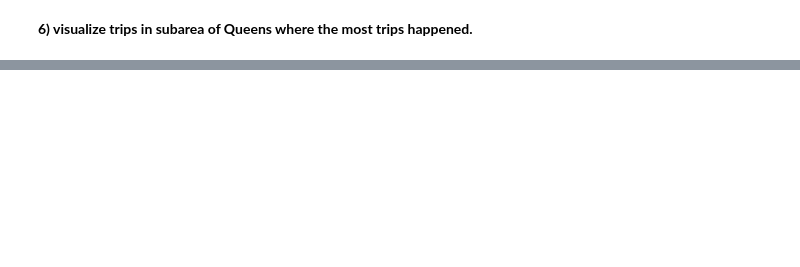
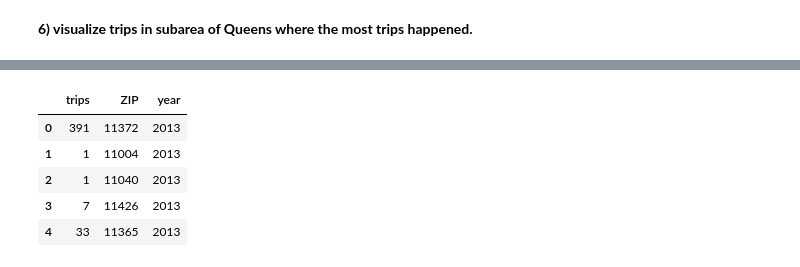
Before and after one commit to cjallow/DataScience-Project, a Jupyter notebook: EP_taxi_dataset_explore_queens-ver2_total_trip.ipynb, the cells around one changed output, grey strips where cells are left out. Saved outputs shown, nothing was run; the diff lists cells and outputs as text; code cells hidden in the pictures; blank space fills up the shorter version.

```diff
--- a/EP_taxi_dataset_explore_queens-ver2_total_trip.ipynb
+++ b/EP_taxi_dataset_explore_queens-ver2_total_trip.ipynb
@@ -461,9 +502,18 @@ max_trip.head()
 # %%
 # make a dataframe for pickup points per zip code in Queens
 QN_per_Zip_df13 = pd.DataFrame.from_dict(trip_per_zipcode13, orient='index')
 QN_per_Zip_df13.rename(columns={0: 'trips'}, inplace = True)
 QN_per_Zip_df13['ZIP'] = QN.postalCode.values
+QN_per_Zip_df13['year'] = 2013
 QN_per_Zip_df13.head()
+QN_per_Zip_df13.to_csv('data/QN_Trips13.csv')
+# %% [output]
+|  | trips | ZIP | year |
+| 0 | 391 | 11372 | 2013 |
+| 1 | 1 | 11004 | 2013 |
+| 2 | 1 | 11040 | 2013 |
+| 3 | 7 | 11426 | 2013 |
+| 4 | 33 | 11365 | 2013 |
 # %%
 # sort the pickup data in decending order based on number of pickups
 max_trip = QN_per_Zip_df13.sort_values('trips', ascending = False)
```
Also changed, not shown: parts of 15 cells of this notebook.
